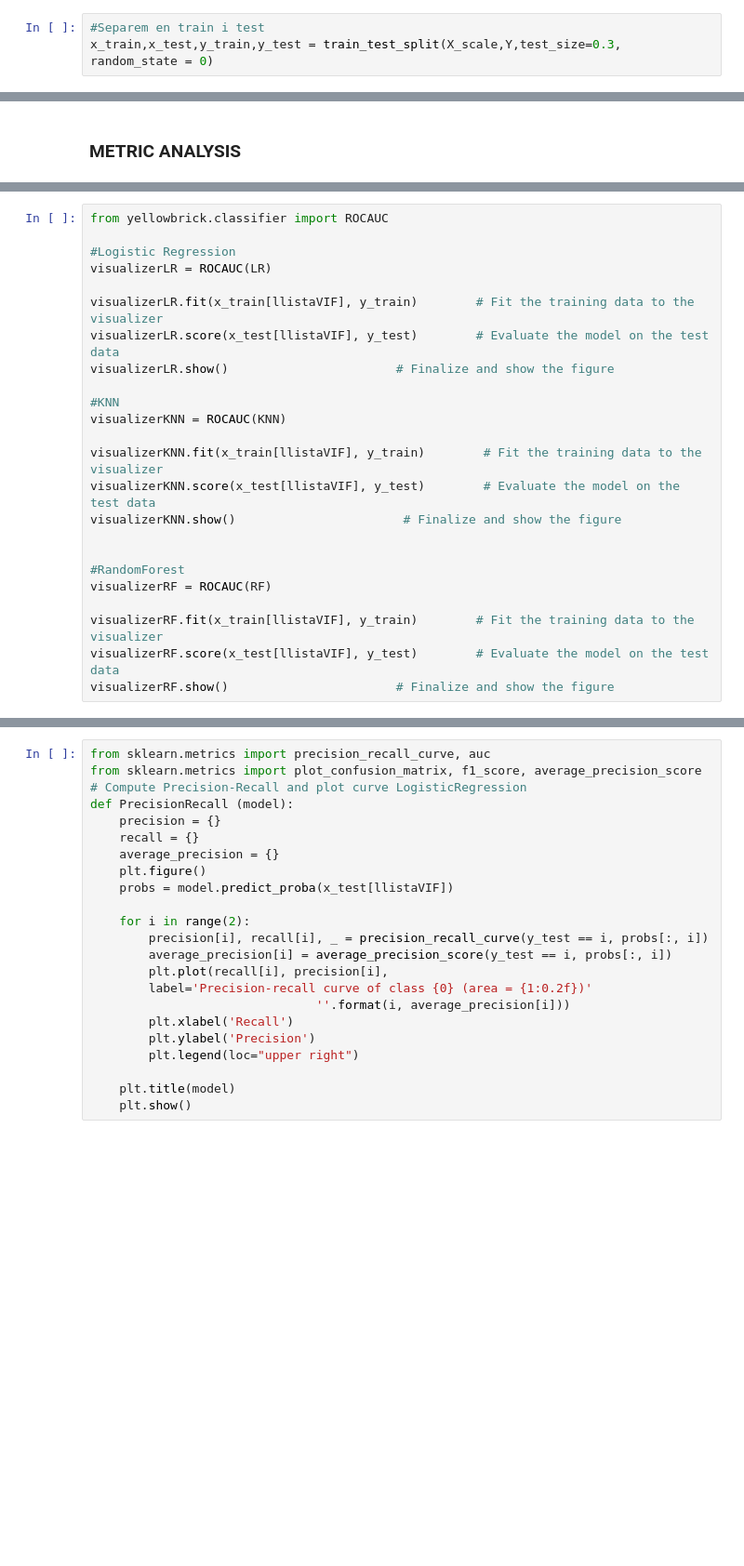
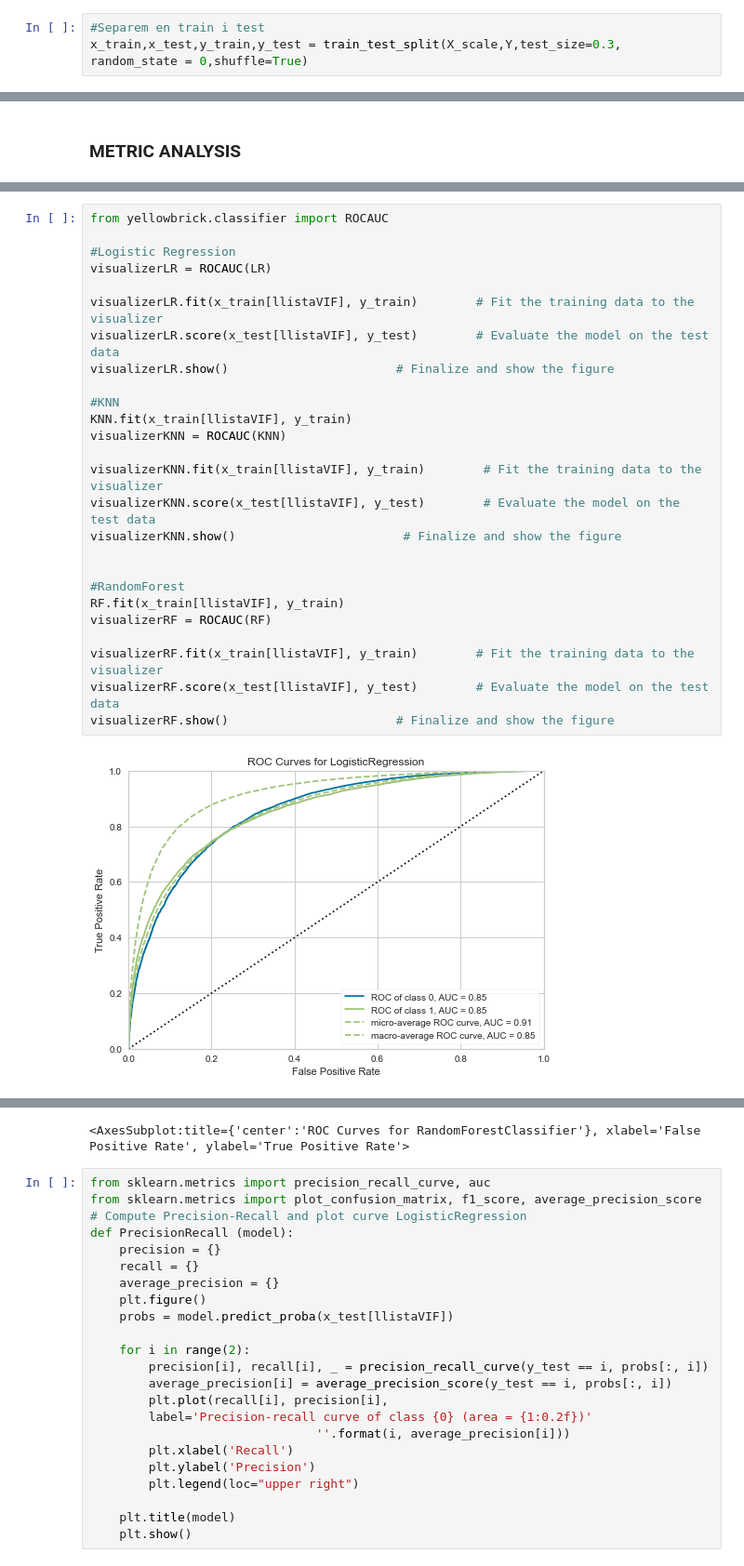
Before and after one commit to AlbaFernandezCor/Classification-wheatherAUS-dataset, a Jupyter notebook: Pràctica2.ipynb, the cells around one changed output, grey strips where cells are left out. Shown at 93% size. Drawn from its saved outputs; the diff is of its cells as text; blank space fills up the shorter version.

```diff
--- a/Pràctica2.ipynb
+++ b/Pràctica2.ipynb
@@ -408,7 +412,7 @@ ax.set_ylabel('% variança explicat');
 ### MODEL SELECTION
 # %%
 #Separem en train i test
-x_train,x_test,y_train,y_test = train_test_split(X_scale,Y,test_size=0.3, random_state = 0)
+x_train,x_test,y_train,y_test = train_test_split(X_scale,Y,test_size=0.3, random_state = 0,shuffle=True)
 # %%
 #FEATURE SELECTION
 from statsmodels.stats.outliers_influence import variance_inflation_factor
@@ -648,24 +664,28 @@ plt.show()
 # %%
 from yellowbrick.classifier import ROCAUC
 
 #Logistic Regression
 visualizerLR = ROCAUC(LR)
 
 visualizerLR.fit(x_train[llistaVIF], y_train)        # Fit the training data to the visualizer
 visualizerLR.score(x_test[llistaVIF], y_test)        # Evaluate the model on the test data
 visualizerLR.show()                       # Finalize and show the figure
 
 #KNN
+KNN.fit(x_train[llistaVIF], y_train)
 visualizerKNN = ROCAUC(KNN)
 
 visualizerKNN.fit(x_train[llistaVIF], y_train)        # Fit the training data to the visualizer
 visualizerKNN.score(x_test[llistaVIF], y_test)        # Evaluate the model on the test data
 visualizerKNN.show()                       # Finalize and show the figure
 
 
 #RandomForest
+RF.fit(x_train[llistaVIF], y_train)
 visualizerRF = ROCAUC(RF)
 
 visualizerRF.fit(x_train[llistaVIF], y_train)        # Fit the training data to the visualizer
 visualizerRF.score(x_test[llistaVIF], y_test)        # Evaluate the model on the test data
 visualizerRF.show()                       # Finalize and show the figure
+# %% [output]
+[figure, added]
@@ -672,3 +694,4 @@ visualizerRF.show()                       # Finalize and show the figure
+<AxesSubplot:title={'center':'ROC Curves for RandomForestClassifier'}, xlabel='False Positive Rate', ylabel='True Positive Rate'>
 # %%
 from sklearn.metrics import precision_recall_curve, auc
 from sklearn.metrics import plot_confusion_matrix, f1_score, average_precision_score
```
Also changed, not shown: parts of 22 cells of this notebook.
